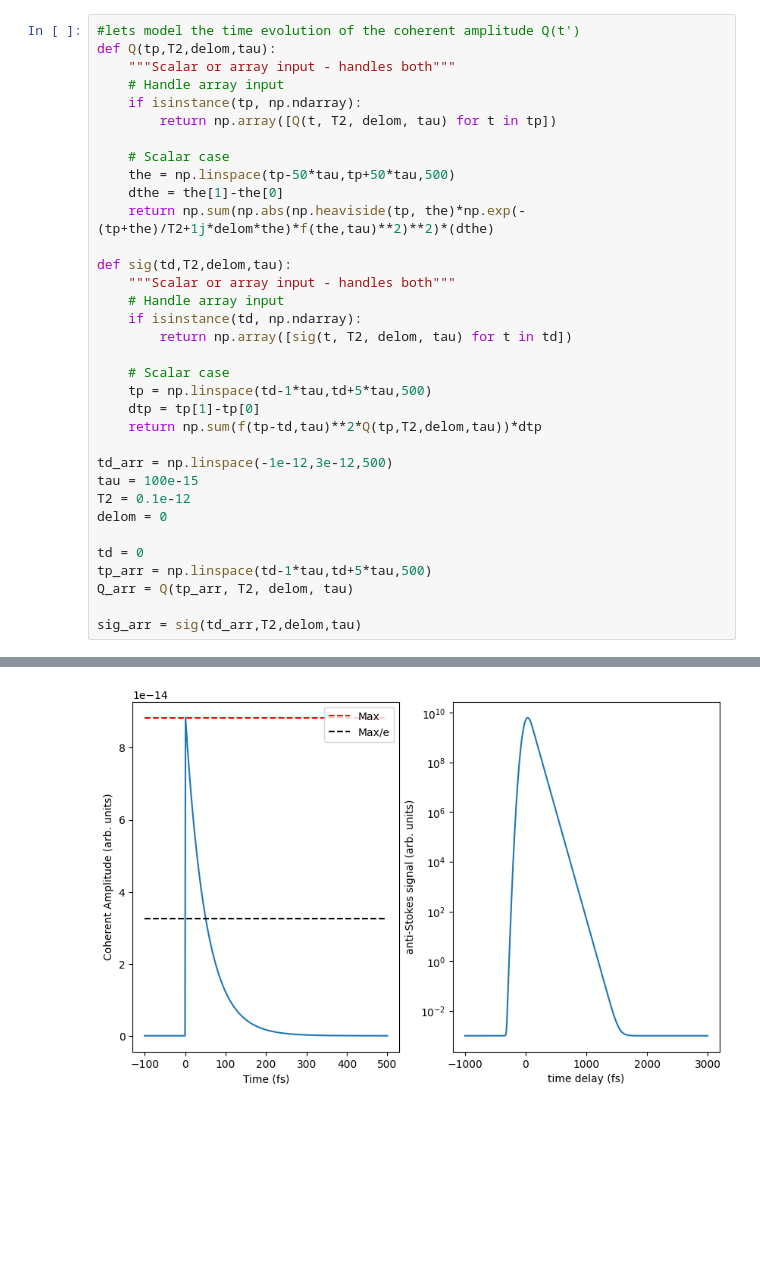
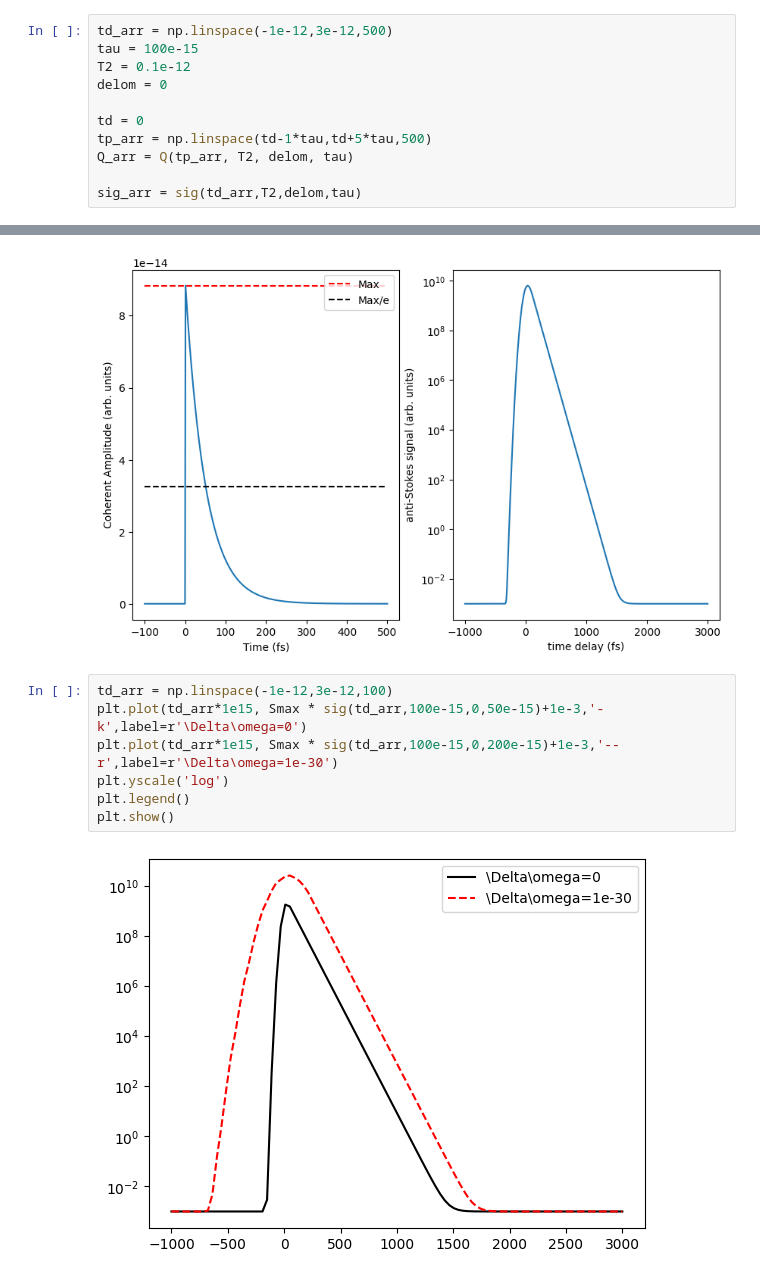
Before and after one commit to DinushaMS/Python-Physics, a Jupyter notebook: Optics/td CARS/expr_num_eval.ipynb, the cells around one changed output, grey strips where cells are left out. Saved outputs shown, nothing was run; the diff lists cells and outputs as text; blank space fills up the shorter version.

Commit message:
numerical coherent amplitude

```diff
--- a/Optics/td CARS/expr_num_eval.ipynb
+++ b/Optics/td CARS/expr_num_eval.ipynb
@@ -39,27 +62,4 @@ np.float64(1.884293617109877e+36)
 # %%
-#lets model the time evolution of the coherent amplitude Q(t')
-def Q(tp,T2,delom,tau):
-    """Scalar or array input - handles both"""
-    # Handle array input
-    if isinstance(tp, np.ndarray):
-        return np.array([Q(t, T2, delom, tau) for t in tp])
-
-    # Scalar case
-    the = np.linspace(tp-50*tau,tp+50*tau,500)
-    dthe = the[1]-the[0]
-    return np.sum(np.abs(np.heaviside(tp, the)*np.exp(-(tp+the)/T2+1j*delom*the)*f(the,tau)**2)**2)*(dthe)
-
-def sig(td,T2,delom,tau):
-    """Scalar or array input - handles both"""
-    # Handle array input
-    if isinstance(td, np.ndarray):
-        return np.array([sig(t, T2, delom, tau) for t in td])
-
-    # Scalar case
-    tp = np.linspace(td-1*tau,td+5*tau,500)
-    dtp = tp[1]-tp[0]
-    return np.sum(f(tp-td,tau)**2*Q(tp,T2,delom,tau))*dtp
-
 td_arr = np.linspace(-1e-12,3e-12,500)
 tau = 100e-15
 T2 = 0.1e-12
@@ -85,3 +85,12 @@ ax2.set_yscale('log')
 plt.show()
 # %% [output]
 [figure]
+# %%
+td_arr = np.linspace(-1e-12,3e-12,100)
+plt.plot(td_arr*1e15, Smax * sig(td_arr,100e-15,0,50e-15)+1e-3,'-k',label=r'\Delta\omega=0')
+plt.plot(td_arr*1e15, Smax * sig(td_arr,100e-15,0,200e-15)+1e-3,'--r',label=r'\Delta\omega=1e-30')
+plt.yscale('log')
+plt.legend()
+plt.show()
+# %% [output]
+[figure, added]
```
Also changed, not shown: parts of 1 cell of this notebook.
